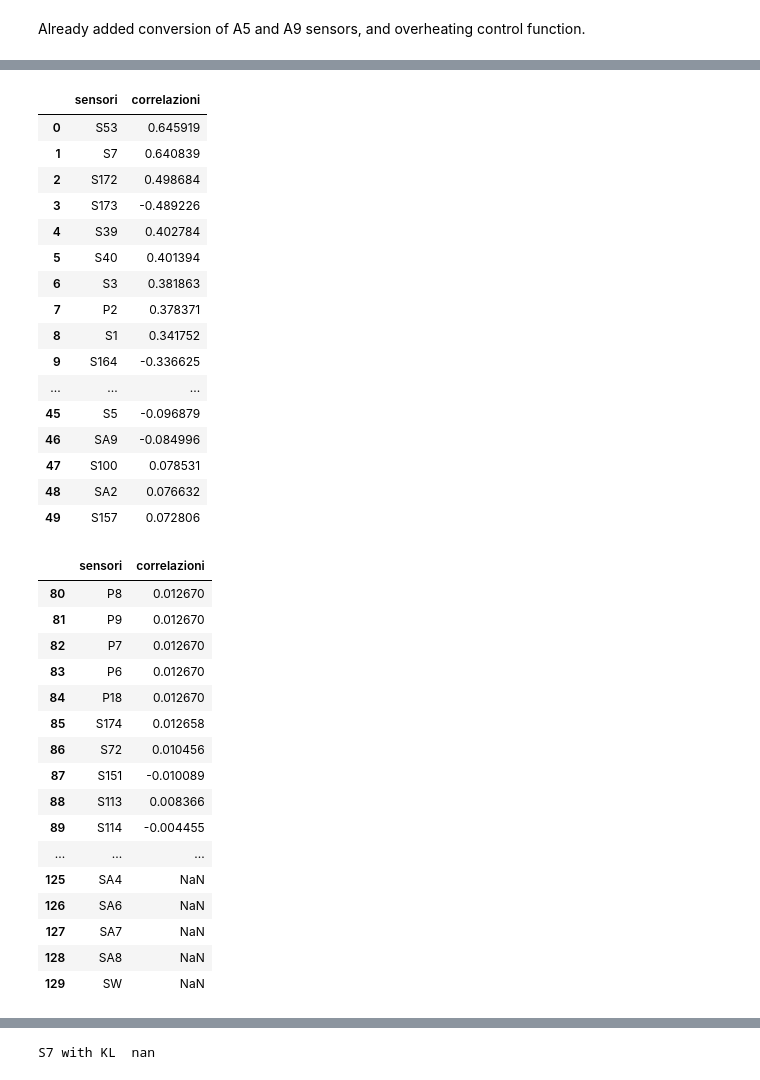
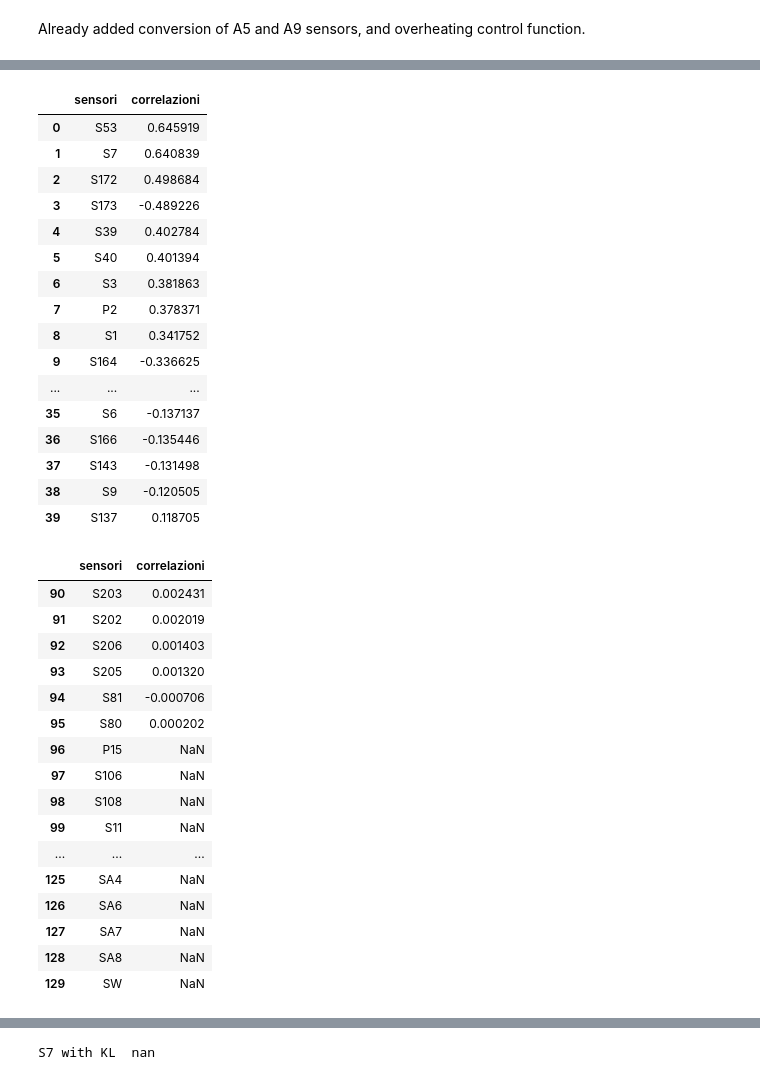
Before and after one commit to RaffaeleSabatini/MAPD2025_proj3, a Jupyter notebook: main.ipynb, the cells around one changed output, grey strips where cells are left out. Cells and saved outputs as stored; diff of their text form; code cells hidden in the pictures.

```diff
--- a/main.ipynb
+++ b/main.ipynb
@@ -20,7 +20,7 @@ Porta 8080, voce Workers: vedresti core e memoria usata se c'è qualcun'altro.</
 # %%
 user = "user_a" # "user_a"  o  "user_b" (B SE SI E' I SECONDI A LAVORARCI)
 # %%
-core = 8 # 8 di 16, lasciare così se si lavora in due
+core = 16 # 8 di 16, lasciare così se si lavora in due
 # %%
 Npartition = 8
 # %% [markdown]
@@ -406,7 +401,7 @@ plot_diff_histogram(differences=diffs, min_diff=180, max_diff=4000, delta=25)
 # %% [markdown]
 Direi di tenere questa funzione "FillGaps" e continuare ad implementare partendo da questa
 # %%
-def FillGaps(
+def CreateGrid(
     df: DataFrame,
     sensors: list = None,
     interval: int = 60,
@@ -515,7 +510,7 @@ def FillGaps(
 frequency = 60 #seconds
 
 # Fill sensor gaps
-df_grid = FillGaps(df_hw, interval=frequency, modality="auto")
+df_grid = CreateGrid(df_hw, interval=frequency, modality="auto")
 df_final = df_grid.persist()
 
 # Trigger persist
@@ -752,5 +735,5 @@ prova_corr_alarm = prova_corr_alarm.sort_values(by="abs_corr", ascending=False).
 # %%
-prova_corr_alarm.head(50)
+prova_corr_alarm.head(40)
 # %% [output]
 |  | sensori | correlazioni |
 | 0 | S53 | 0.645919 |
@@ -764,25 +747,25 @@ prova_corr_alarm.head(50)
 | 8 | S1 | 0.341752 |
 | 9 | S164 | -0.336625 |
 | ... | ... | ... |
-| 45 | S5 | -0.096879 |
-| 46 | SA9 | -0.084996 |
-| 47 | S100 | 0.078531 |
-| 48 | SA2 | 0.076632 |
-| 49 | S157 | 0.072806 |
+| 35 | S6 | -0.137137 |
+| 36 | S166 | -0.135446 |
+| 37 | S143 | -0.131498 |
+| 38 | S9 | -0.120505 |
+| 39 | S137 | 0.118705 |
 # %%
-prova_corr_alarm.tail(50)
+prova_corr_alarm.tail(40)
 # %% [output]
 |  | sensori | correlazioni |
-| 80 | P8 | 0.012670 |
-| 81 | P9 | 0.012670 |
-| 82 | P7 | 0.012670 |
-| 83 | P6 | 0.012670 |
-| 84 | P18 | 0.012670 |
-| 85 | S174 | 0.012658 |
-| 86 | S72 | 0.010456 |
-| 87 | S151 | -0.010089 |
-| 88 | S113 | 0.008366 |
-| 89 | S114 | -0.004455 |
+| 90 | S203 | 0.002431 |
+| 91 | S202 | 0.002019 |
+| 92 | S206 | 0.001403 |
+| 93 | S205 | 0.001320 |
+| 94 | S81 | -0.000706 |
+| 95 | S80 | 0.000202 |
+| 96 | P15 | NaN |
+| 97 | S106 | NaN |
+| 98 | S108 | NaN |
+| 99 | S11 | NaN |
 | ... | ... | ... |
 | 125 | SA4 | NaN |
 | 126 | SA6 | NaN |
```
Also changed, not shown: parts of 23 cells of this notebook.
